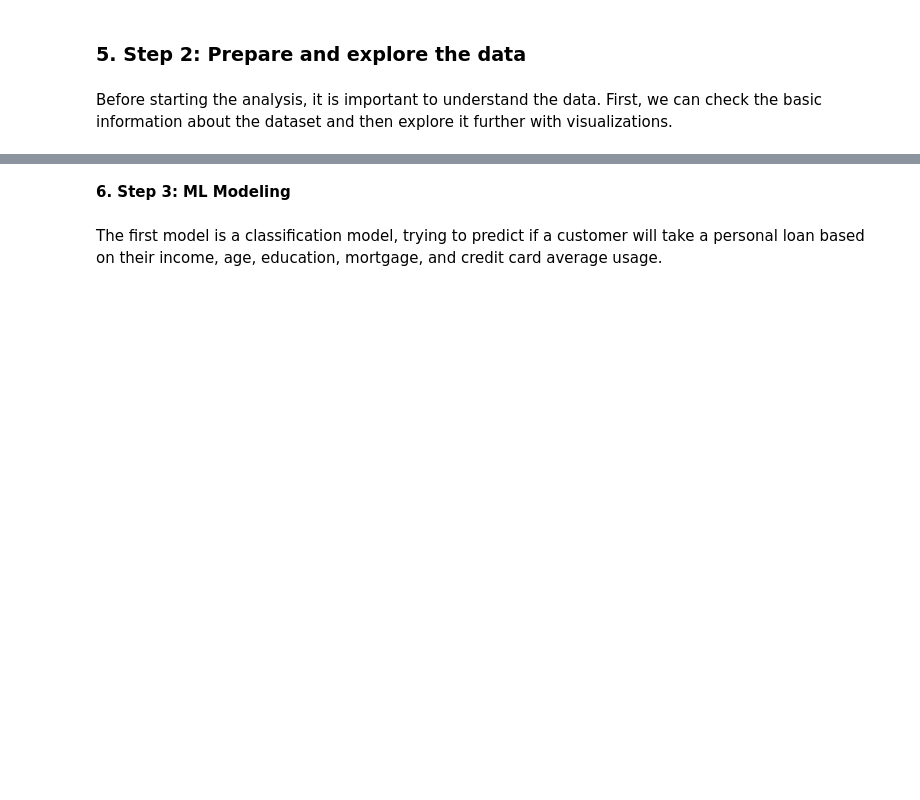
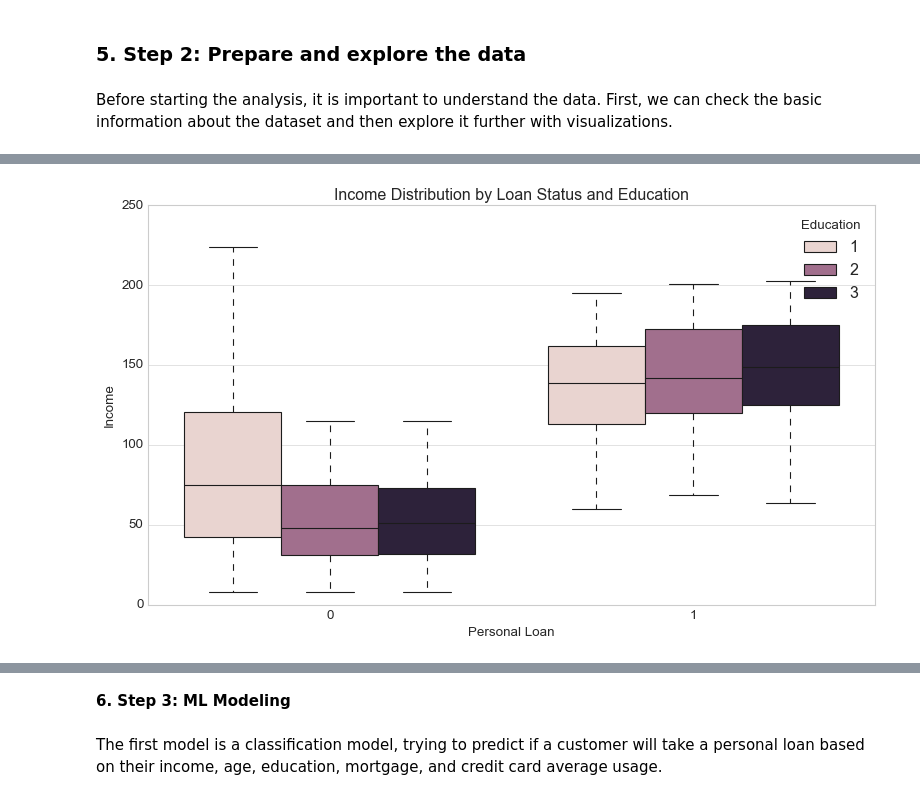
Before and after one commit to joao-reis25/dataSciencePython, a Jupyter notebook: src/REIS_POST.ipynb, the cells around one changed output, grey strips where cells are left out. Saved outputs shown, nothing was run; the diff lists cells and outputs as text; code cells hidden in the pictures; blank space fills up the shorter version.

```diff
--- a/src/REIS_POST.ipynb
+++ b/src/REIS_POST.ipynb
@@ -129,0 +216,10 @@ plt.show()
+# %%
+# Income vs Personal Loan with Education
+plt.figure(figsize=(10, 6))
+sns.boxplot(data=df, x='Personal Loan', y='Income', hue='Education')
+plt.title('Income Distribution by Loan Status and Education')
+plt.tight_layout()
+plt.savefig('income_by_loan_and_education.png')
+plt.show()
+# %% [output]
+[figure, added]
```
Also changed, not shown: parts of 15 cells of this notebook, 9 other files.
